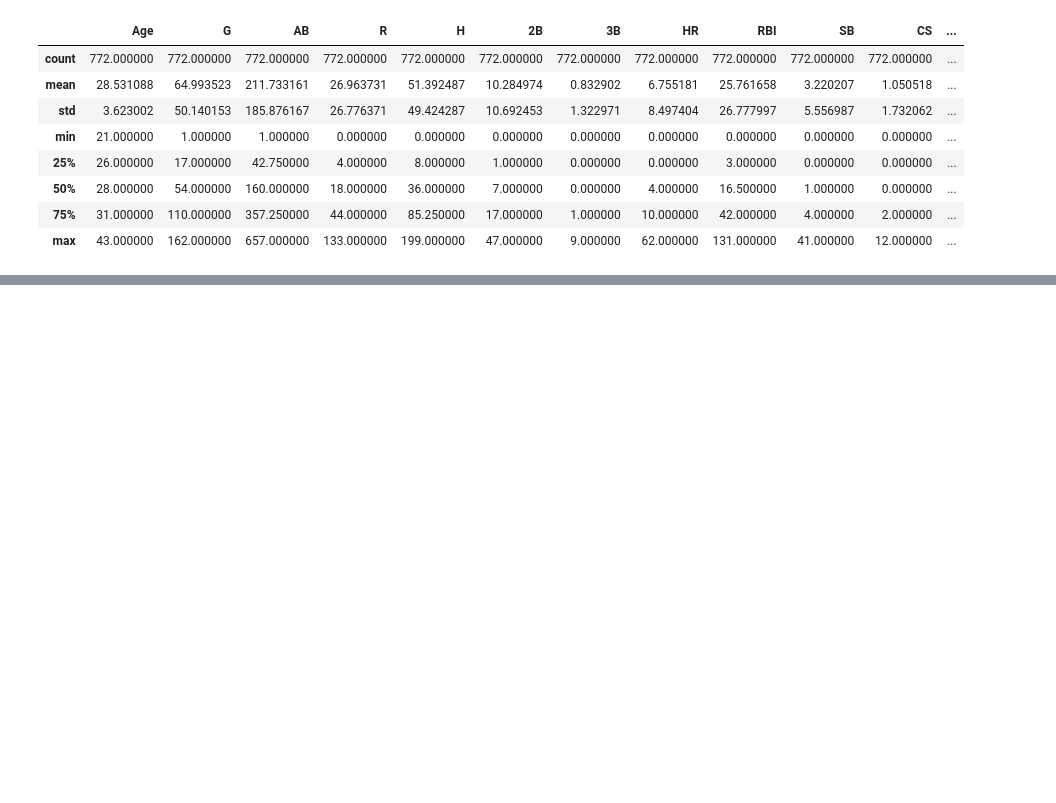
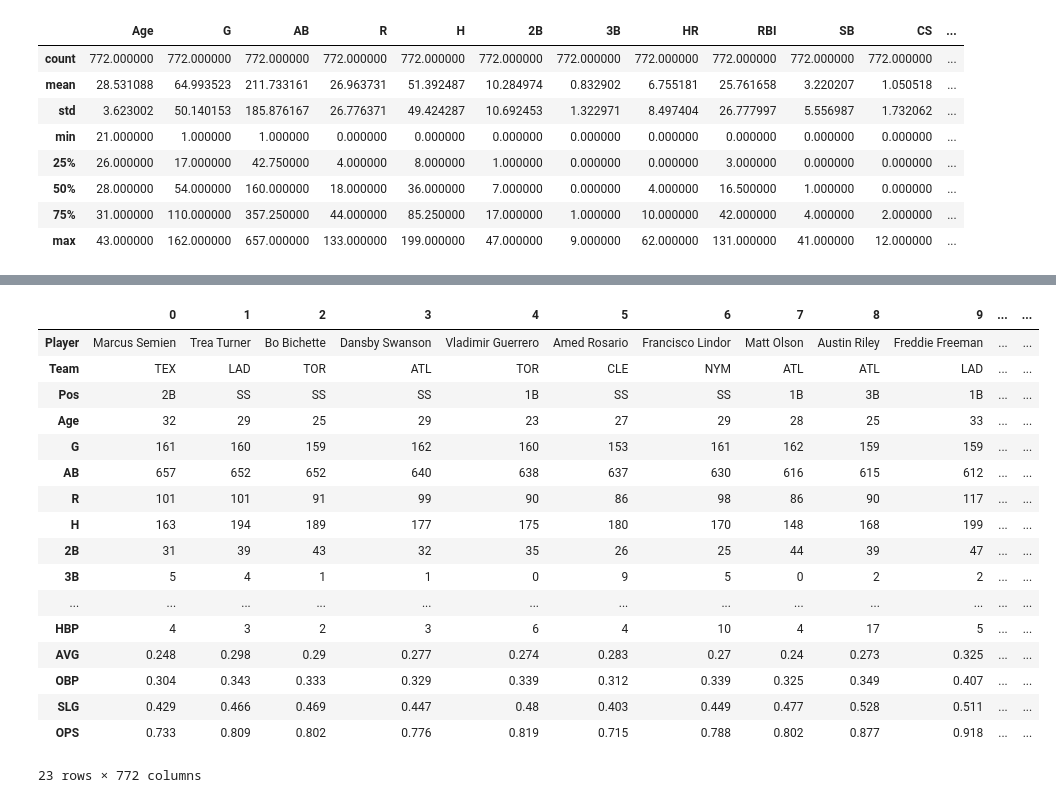
Before and after one commit to sukminc/pandas, a Jupyter notebook: jupyter.mlb.ipynb, the cells around one changed output, grey strips where cells are left out. Saved outputs shown, nothing was run; the diff lists cells and outputs as text; code cells hidden in the pictures; blank space fills up the shorter version.

```diff
--- a/jupyter.mlb.ipynb
+++ b/jupyter.mlb.ipynb
@@ -38,0 +118,2 @@ df.describe()
+# %%
+df3 = pd.read_csv('mlb-player-stats-Batters.csv')
@@ -38,0 +154,21 @@ df.describe()
+# %%
+df3.T
+# %% [output]
+|  | 0 | 1 | 2 | 3 | 4 | 5 | 6 | 7 | 8 | 9 | ... | ... |
+| Player | Marcus Semien | Trea Turner | Bo Bichette | Dansby Swanson | Vladimir Guerrero | Amed Rosario | Francisco Lindor | Matt Olson | Austin Riley | Freddie Freeman | ... | ... |
+| Team | TEX | LAD | TOR | ATL | TOR | CLE | NYM | ATL | ATL | LAD | ... | ... |
+| Pos | 2B | SS | SS | SS | 1B | SS | SS | 1B | 3B | 1B | ... | ... |
+| Age | 32 | 29 | 25 | 29 | 23 | 27 | 29 | 28 | 25 | 33 | ... | ... |
+| G | 161 | 160 | 159 | 162 | 160 | 153 | 161 | 162 | 159 | 159 | ... | ... |
+| AB | 657 | 652 | 652 | 640 | 638 | 637 | 630 | 616 | 615 | 612 | ... | ... |
+| R | 101 | 101 | 91 | 99 | 90 | 86 | 98 | 86 | 90 | 117 | ... | ... |
+| H | 163 | 194 | 189 | 177 | 175 | 180 | 170 | 148 | 168 | 199 | ... | ... |
+| 2B | 31 | 39 | 43 | 32 | 35 | 26 | 25 | 44 | 39 | 47 | ... | ... |
+| 3B | 5 | 4 | 1 | 1 | 0 | 9 | 5 | 0 | 2 | 2 | ... | ... |
+| ... | ... | ... | ... | ... | ... | ... | ... | ... | ... | ... | ... | ... |
+| HBP | 4 | 3 | 2 | 3 | 6 | 4 | 10 | 4 | 17 | 5 | ... | ... |
+| AVG | 0.248 | 0.298 | 0.29 | 0.277 | 0.274 | 0.283 | 0.27 | 0.24 | 0.273 | 0.325 | ... | ... |
+| OBP | 0.304 | 0.343 | 0.333 | 0.329 | 0.339 | 0.312 | 0.339 | 0.325 | 0.349 | 0.407 | ... | ... |
+| SLG | 0.429 | 0.466 | 0.469 | 0.447 | 0.48 | 0.403 | 0.449 | 0.477 | 0.528 | 0.511 | ... | ... |
+| OPS | 0.733 | 0.809 | 0.802 | 0.776 | 0.819 | 0.715 | 0.788 | 0.802 | 0.877 | 0.918 | ... | ... |
+23 rows × 772 columns
```
Also changed, not shown: parts of 16 cells of this notebook.
